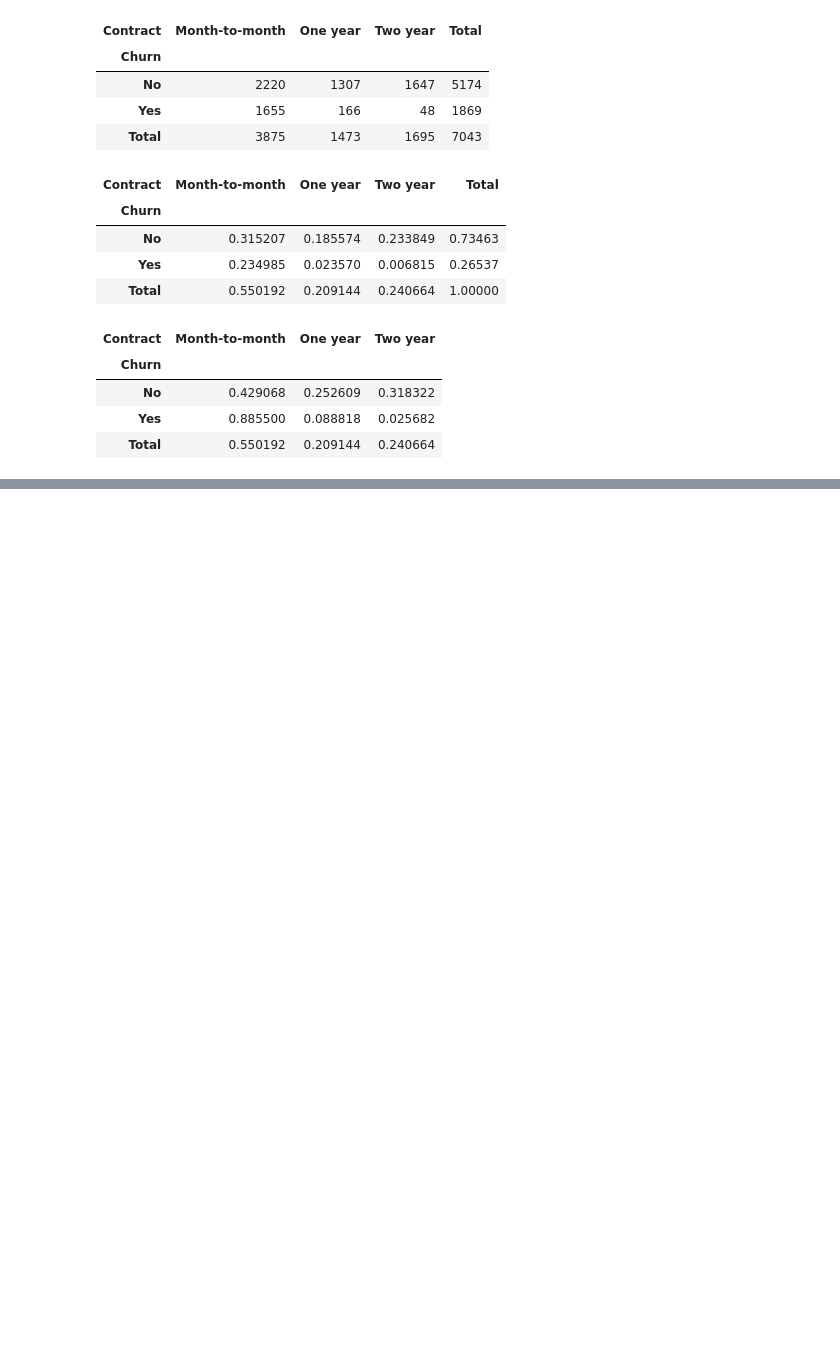
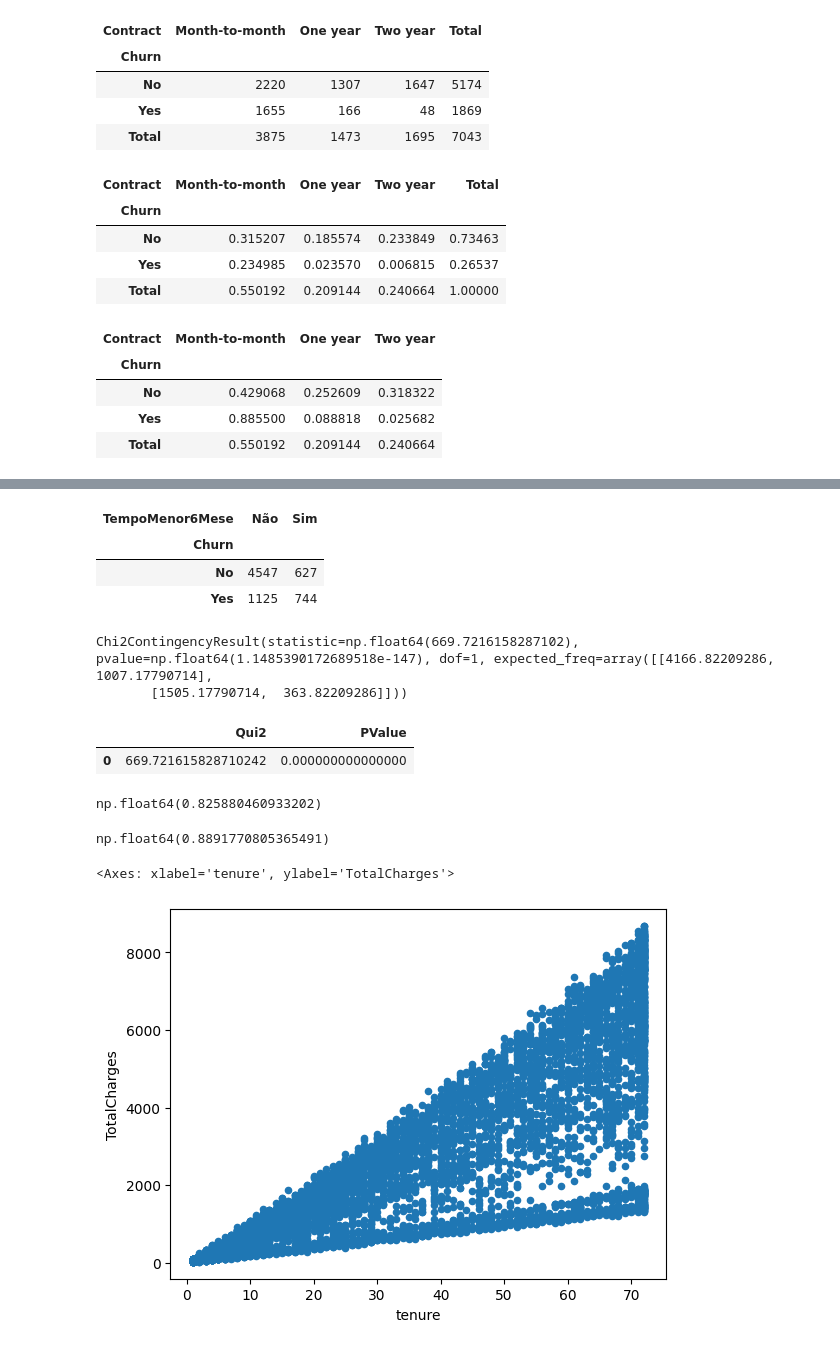
Before and after one commit to danielsistter-dot/CursoPython, a Jupyter notebook: EDA/DADOS/eda.IPYNB, the cells around one changed output, grey strips where cells are left out. Cells and saved outputs as stored; diff of their text form; code cells hidden in the pictures; blank space fills up the shorter version.

```diff
--- a/EDA/DADOS/eda.IPYNB
+++ b/EDA/DADOS/eda.IPYNB
@@ -535,0 +571,2 @@ pd.crosstab(df_churn["Churn"],df_churn["Contract"],normalize="index",margins=Tru
+# %%
+df_churn["TempoMenor6Mese"]=np.where(df_churn["tenure"]<6,"Sim","Não")
@@ -535,0 +585,7 @@ pd.crosstab(df_churn["Churn"],df_churn["Contract"],normalize="index",margins=Tru
+# %%
+df_crosstab_tempo
+# %% [output]
+| TempoMenor6Mese | Não | Sim |
+| Churn |  |  |
+| No | 4547 | 627 |
+| Yes | 1125 | 744 |
@@ -535,0 +594,5 @@ pd.crosstab(df_churn["Churn"],df_churn["Contract"],normalize="index",margins=Tru
+# %%
+chi_scores
+# %% [output]
+Chi2ContingencyResult(statistic=np.float64(669.7216158287102), pvalue=np.float64(1.1485390172689518e-147), dof=1, expected_freq=array([[4166.82209286, 1007.17790714],
+       [1505.17790714,  363.82209286]]))
@@ -535,0 +607,18 @@ pd.crosstab(df_churn["Churn"],df_churn["Contract"],normalize="index",margins=Tru
+# %%
+df_chi_churn
+# %% [output]
+|  | Qui2 | PValue |
+| 0 | 669.721615828710242 | 0.000000000000000 |
+# %%
+df_churn["tenure"].corr(df_churn["TotalCharges"])
+# %% [output]
+np.float64(0.825880460933202)
+# %%
+df_churn["tenure"].corr(df_churn["TotalCharges"],method="spearman")
+# %% [output]
+np.float64(0.8891770805365491)
+# %%
+df_churn.plot.scatter(x="tenure",y="TotalCharges")
+# %% [output]
+<Axes: xlabel='tenure', ylabel='TotalCharges'>
+[figure, added]
```
Also changed, not shown: parts of 31 cells of this notebook, 1 other file.
